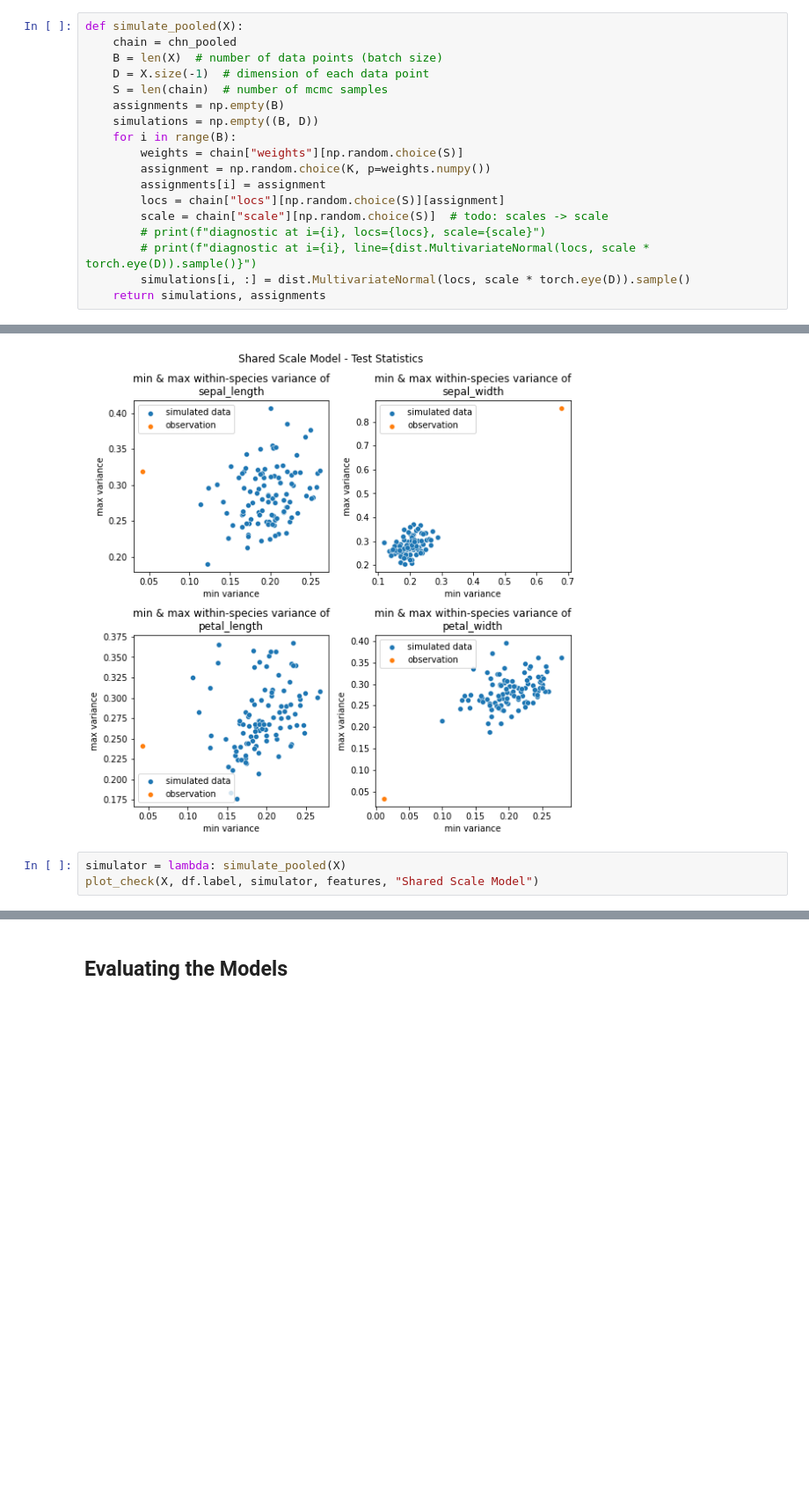
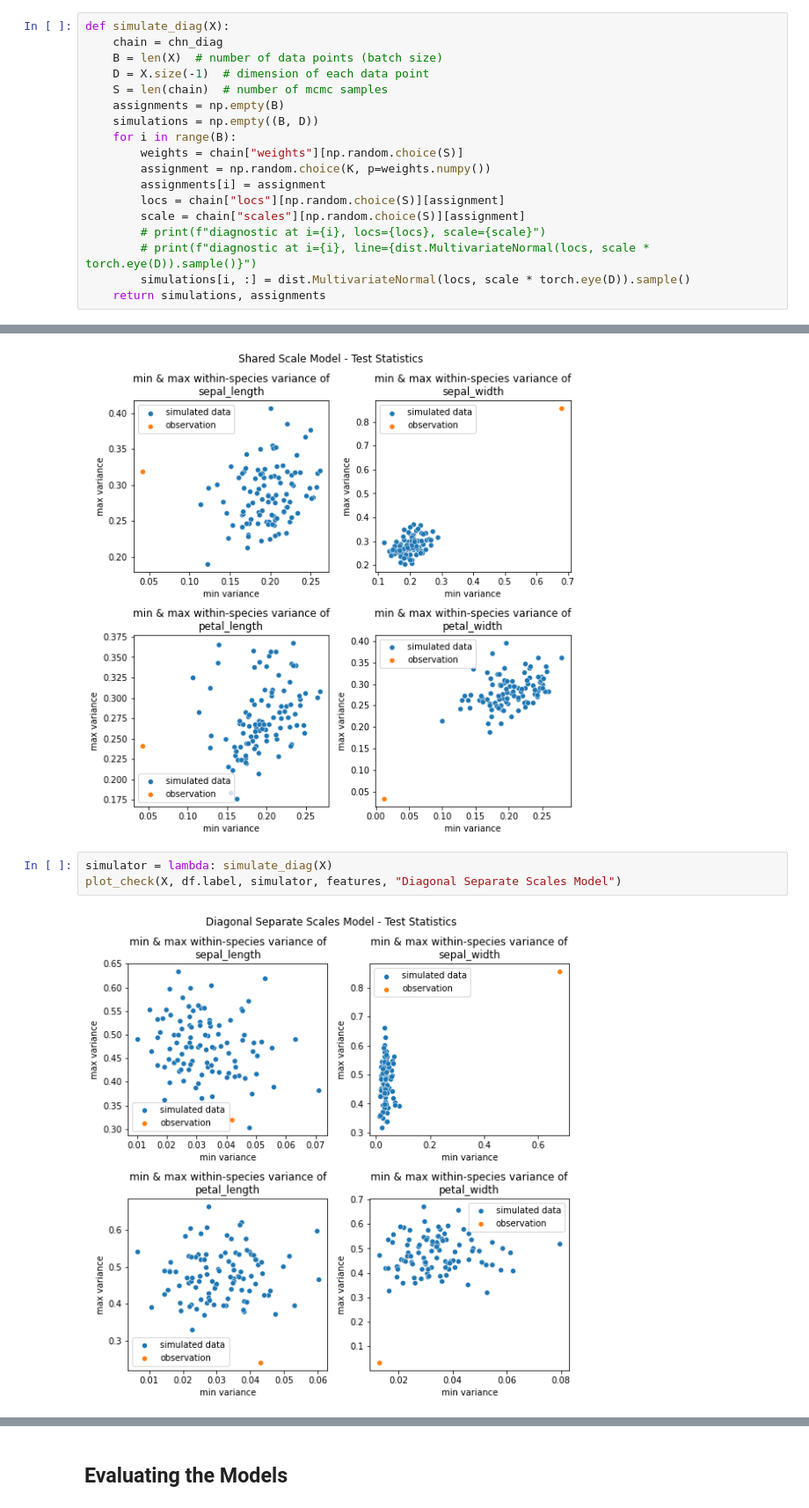
Before and after one commit to noamsgl/ABDA_HW4, a Jupyter notebook: pyro/HW4_Q1.ipynb, the cells around one changed output, grey strips where cells are left out. Shown at 88% size. Drawn from its saved outputs; the diff is of its cells as text; blank space fills up the shorter version.

```diff
--- a/pyro/HW4_Q1.ipynb
+++ b/pyro/HW4_Q1.ipynb
@@ -319,8 +403,8 @@ def simulate_shared(X):
         simulations[i, :] = dist.MultivariateNormal(locs, scale * torch.eye(D)).sample()
     return simulations, assignments
 # %%
-def simulate_pooled(X):
-    chain = chn_pooled
+def simulate_diag(X):
+    chain = chn_diag
     B = len(X)  # number of data points (batch size)
     D = X.size(-1)  # dimension of each data point
     S = len(chain)  # number of mcmc samples
@@ -331,7 +415,7 @@ def simulate_pooled(X):
         assignment = np.random.choice(K, p=weights.numpy())
         assignments[i] = assignment
         locs = chain["locs"][np.random.choice(S)][assignment]
-        scale = chain["scale"][np.random.choice(S)]  # todo: scales -> scale
+        scale = chain["scales"][np.random.choice(S)][assignment]
         # print(f"diagnostic at i={i}, locs={locs}, scale={scale}")
         # print(f"diagnostic at i={i}, line={dist.MultivariateNormal(locs, scale * torch.eye(D)).sample()}")
         simulations[i, :] = dist.MultivariateNormal(locs, scale * torch.eye(D)).sample()
@@ -436,7 +502,9 @@ plot_check(X, df.label, simulator, features, "Shared Scale Model")
 # %% [output]
 [figure]
 # %%
-simulator = lambda: simulate_pooled(X)
-plot_check(X, df.label, simulator, features, "Shared Scale Model")
+simulator = lambda: simulate_diag(X)
+plot_check(X, df.label, simulator, features, "Diagonal Separate Scales Model")
+# %% [output]
+[figure, added]
 # %%
 simulator = lambda: simulate_separate(X)
```
Also changed, not shown: parts of 30 cells of this notebook.
